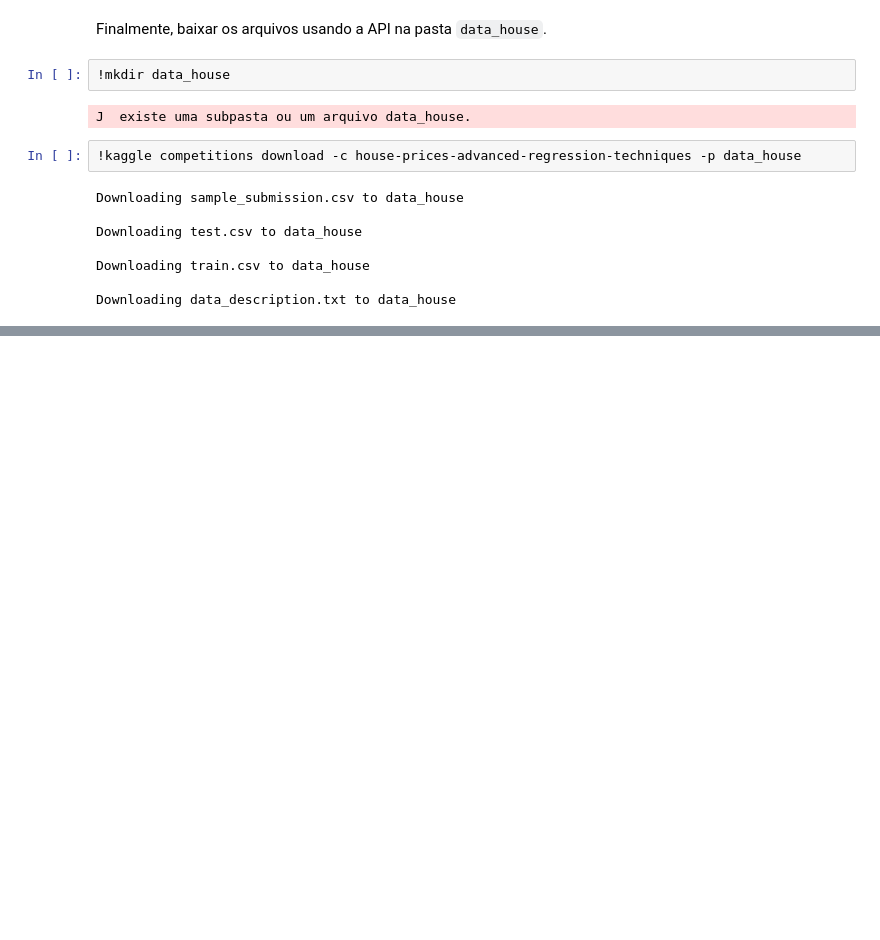
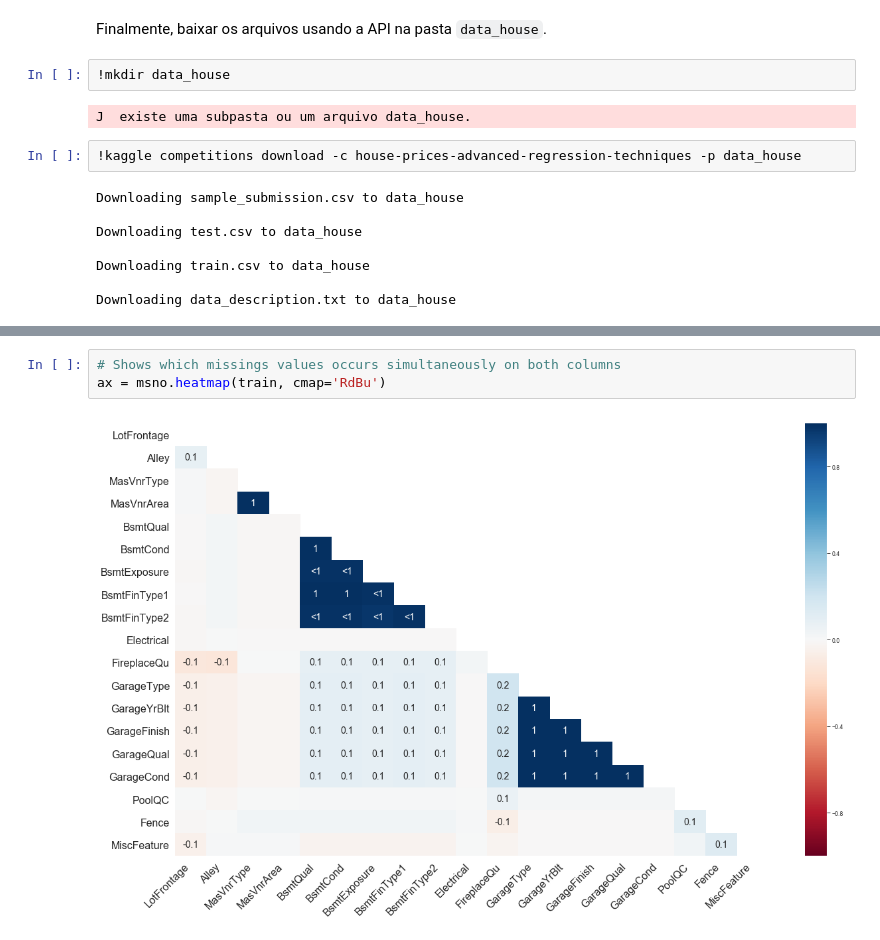
Before and after one commit to Fernandohf/ESIG_Challenge, a Jupyter notebook: HousePrice.ipynb, the cells around one changed output, grey strips where cells are left out. Drawn from its saved outputs; the diff is of its cells as text; blank space fills up the shorter version.

```diff
--- a/HousePrice.ipynb
+++ b/HousePrice.ipynb
@@ -761,0 +206,5 @@ Successfully submitted to Titanic: Machine Learning from Disaster
+# %%
+# Shows which missings values occurs simultaneously on both columns
+ax = msno.heatmap(train, cmap='RdBu')
+# %% [output]
+[figure, added]
```
Also changed, not shown: parts of 109 cells of this notebook.
